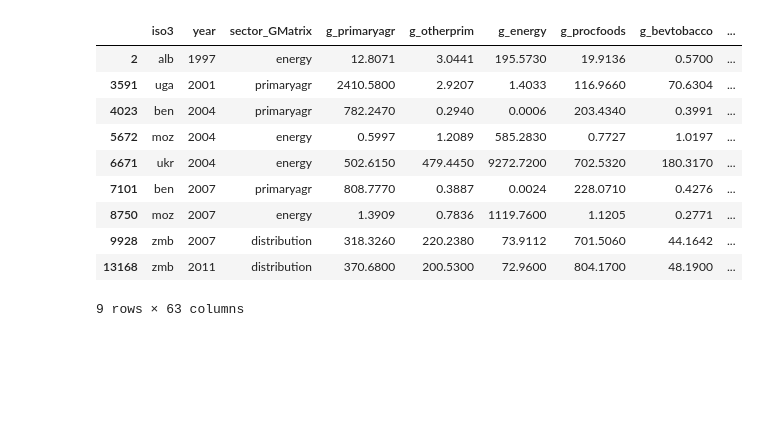
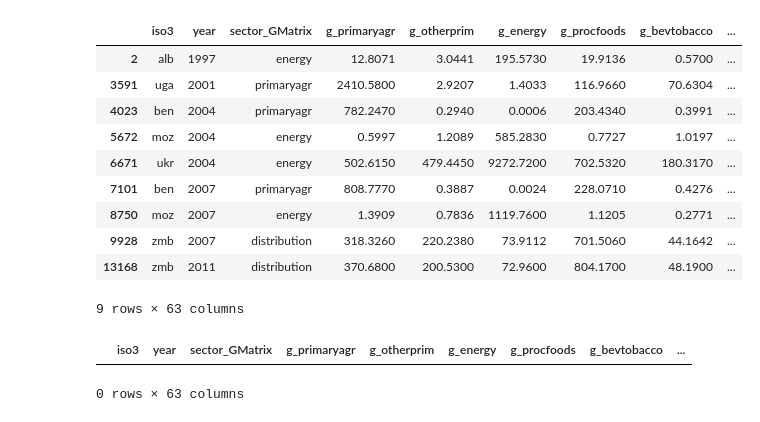
Before and after one commit to BetoRdz01/Actividad-1, a Jupyter notebook: Exportaciones.ipynb, the cells around one changed output. Cells and saved outputs as stored; diff of their text form; code cells hidden in the pictures; blank space fills up the shorter version.

```diff
--- a/Exportaciones.ipynb
+++ b/Exportaciones.ipynb
@@ -193,3 +193,9 @@ dfinal
 | 9928 | zmb | 2007 | distribution | 318.3260 | 220.2380 | 73.9112 | 701.5060 | 44.1642 | ... |
 | 13168 | zmb | 2011 | distribution | 370.6800 | 200.5300 | 72.9600 | 804.1700 | 48.1900 | ... |
 9 rows × 63 columns
+# %%
+e1= df[(df["iso3"] == "kor") & (df["iso3"] == "tha")]
+e1
+# %% [output]
+|  | iso3 | year | sector_GMatrix | g_primaryagr | g_otherprim | g_energy | g_procfoods | g_bevtobacco | ... |
+0 rows × 63 columns
```
Also changed, not shown: parts of 1 cell of this notebook.
